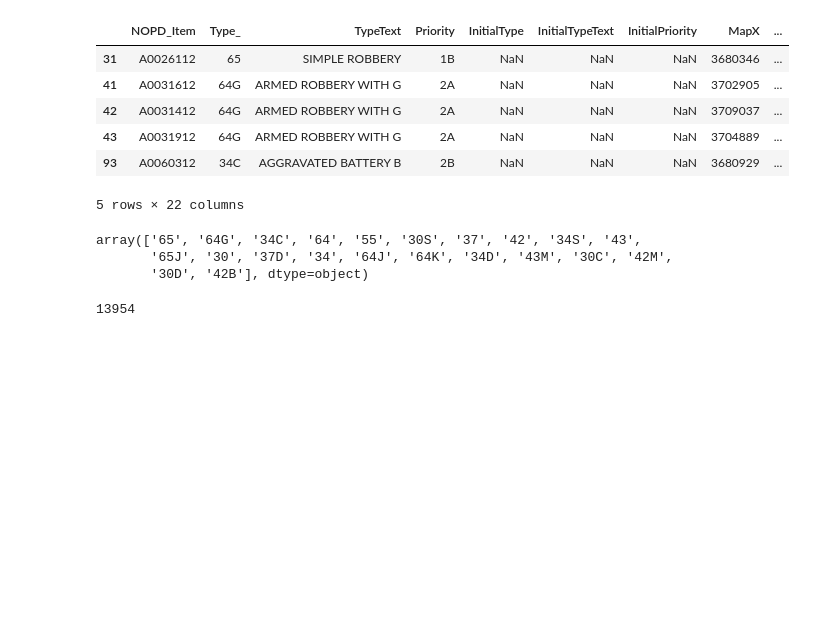
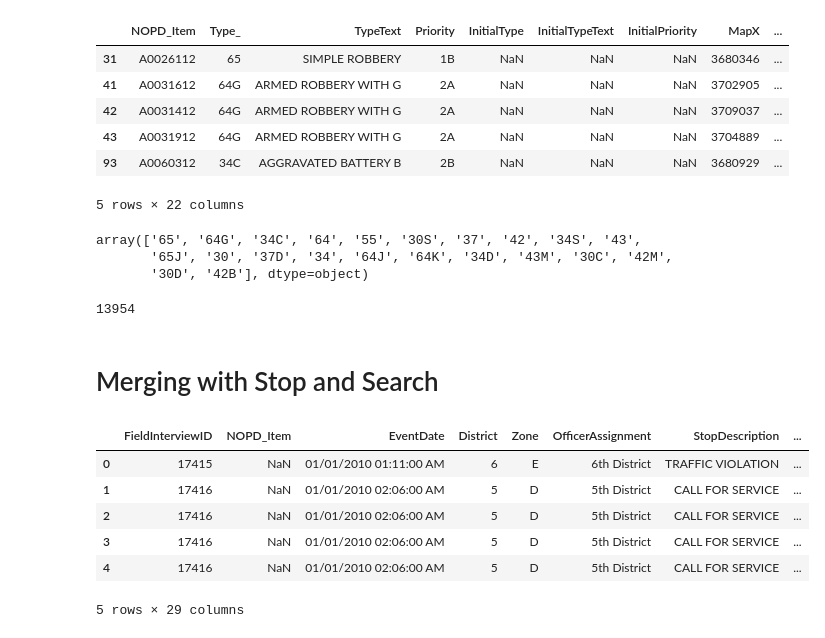
Before and after one commit to nikhilba/NOLA, a Jupyter notebook: Analysis/Calls_for_Service.ipynb, the cells around one changed output. Drawn from its saved outputs; the diff is of its cells as text; code cells hidden in the pictures; blank space fills up the shorter version.

```diff
--- a/Analysis/Calls_for_Service.ipynb
+++ b/Analysis/Calls_for_Service.ipynb
@@ -177,0 +178,16 @@ cfs_final.to_csv(fullpath, sep=',',  index = False)
+# %% [markdown]
+# Merging with Stop and Search
+# %%
+s_n_s_file_path = "..\\Datasets\\Raw_Data\\Stop_and_Search\\Stop_and_Search__Field_Interviews_.csv"
+# %%
+sns_df = pd.read_csv(s_n_s_file_path)
+# %%
+sns_df.head()
+# %% [output]
+|  | FieldInterviewID | NOPD_Item | EventDate | District | Zone | OfficerAssignment | StopDescription | ... |
+| 0 | 17415 | NaN | 01/01/2010 01:11:00 AM | 6 | E | 6th District | TRAFFIC VIOLATION | ... |
+| 1 | 17416 | NaN | 01/01/2010 02:06:00 AM | 5 | D | 5th District | CALL FOR SERVICE | ... |
+| 2 | 17416 | NaN | 01/01/2010 02:06:00 AM | 5 | D | 5th District | CALL FOR SERVICE | ... |
+| 3 | 17416 | NaN | 01/01/2010 02:06:00 AM | 5 | D | 5th District | CALL FOR SERVICE | ... |
+| 4 | 17416 | NaN | 01/01/2010 02:06:00 AM | 5 | D | 5th District | CALL FOR SERVICE | ... |
+5 rows × 29 columns
```
Also changed, not shown: parts of 9 cells of this notebook, 2 other files.
